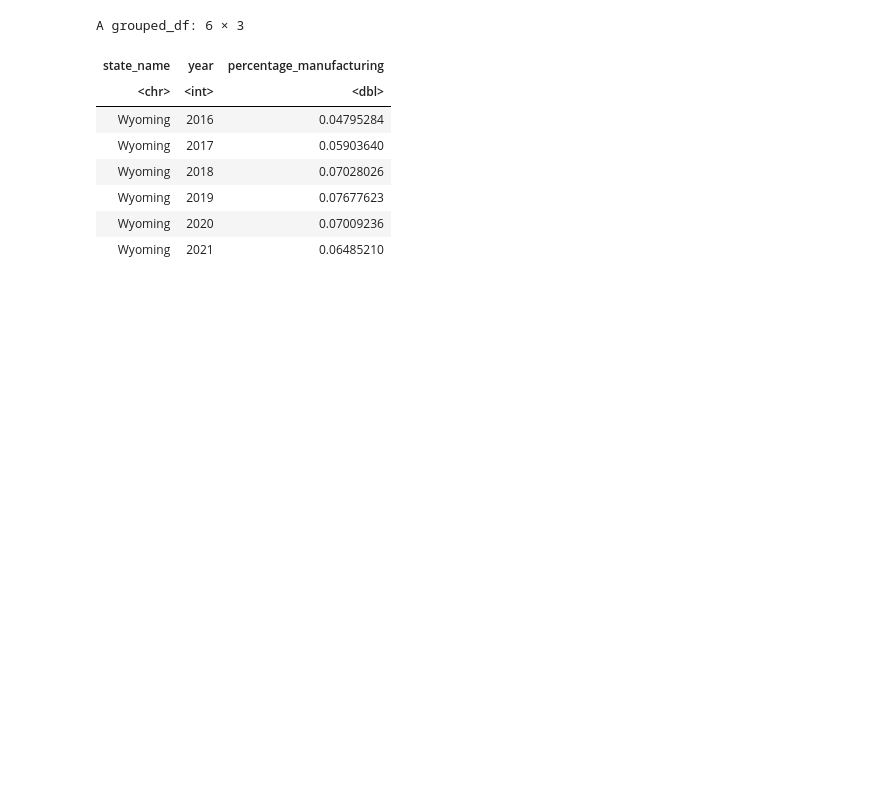
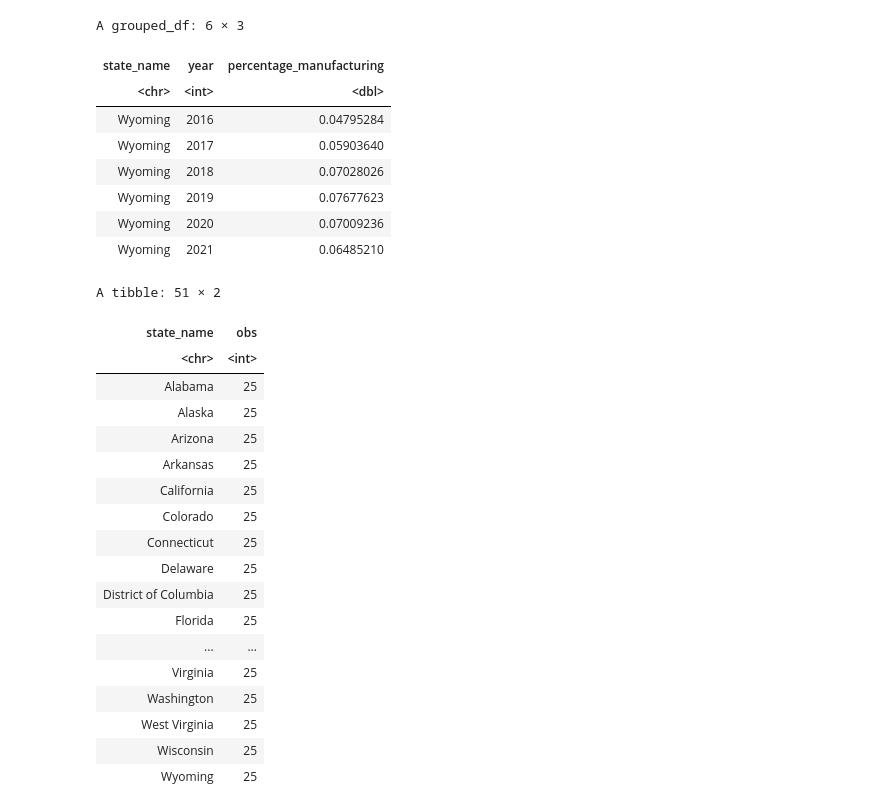
Before and after one commit to paulh777/COMM295_data, a Jupyter notebook: 50_states_manu_percentage.ipynb, the cells around one changed output. Drawn from its saved outputs; the diff is of its cells as text; code cells hidden in the pictures; blank space fills up the shorter version.

Commit message:
Added Additional Calculations
Added Additional Calculations to verify code ran correctly

```diff
--- a/50_states_manu_percentage.ipynb
+++ b/50_states_manu_percentage.ipynb
@@ -149,3 +158,30 @@ A grouped_df: 6 × 3
 # %%
 #Saving file into output_files folder
 write_csv(states_percentage, "output_files/percentage_manufacturing.csv")
+# %%
+#Calculations to confirm procedures were done correctly
+states_analysis = states_percentage %>%
+    group_by(state_name) %>%
+    summarize(obs = n())
+
+states_analysis  # There are 51 states in the data set, all of which have 25 calculations for the 25 years 1997-2021. This confirms that no year was left out.
+# %% [output]
+A tibble: 51 × 2
+| state_name | obs |
+| <chr> | <int> |
+| Alabama | 25 |
+| Alaska | 25 |
+| Arizona | 25 |
+| Arkansas | 25 |
+| California | 25 |
+| Colorado | 25 |
+| Connecticut | 25 |
+| Delaware | 25 |
+| District of Columbia | 25 |
+| Florida | 25 |
+| ... | ... |
+| Virginia | 25 |
+| Washington | 25 |
+| West Virginia | 25 |
+| Wisconsin | 25 |
+| Wyoming | 25 |
```
Also changed, not shown: parts of 2 cells of this notebook.
